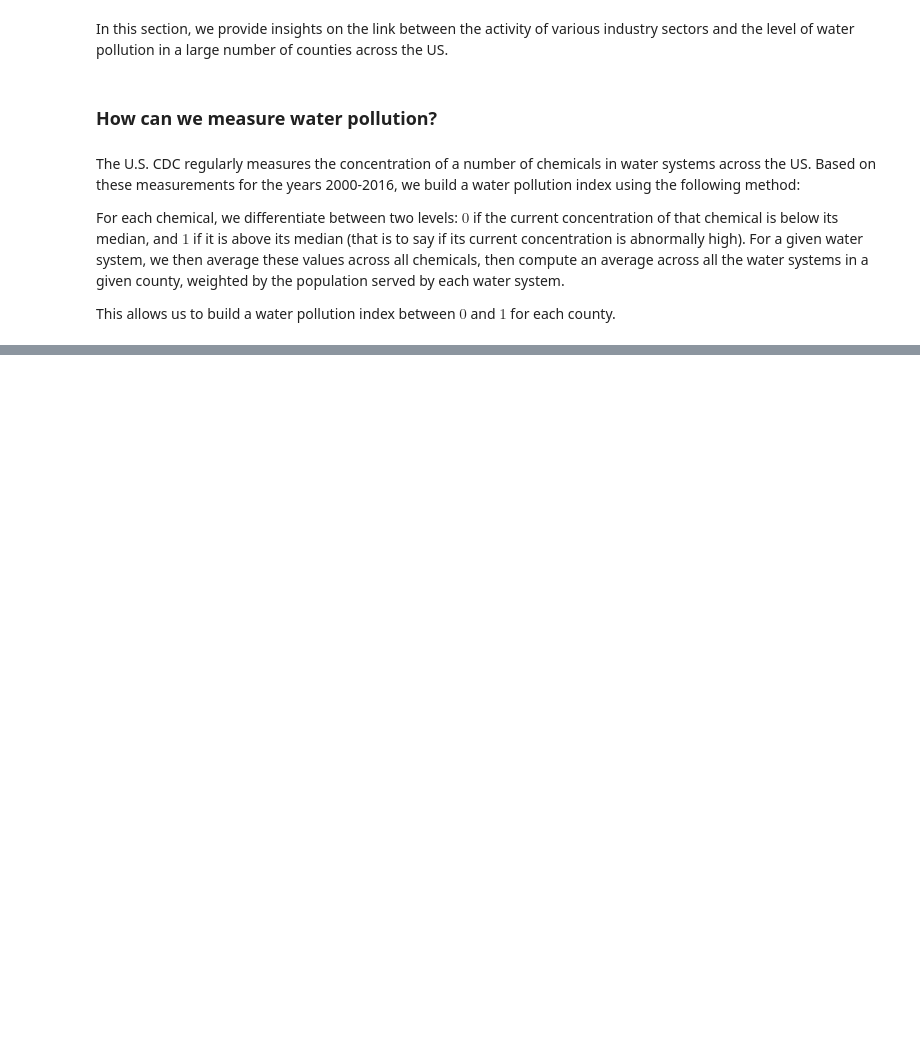
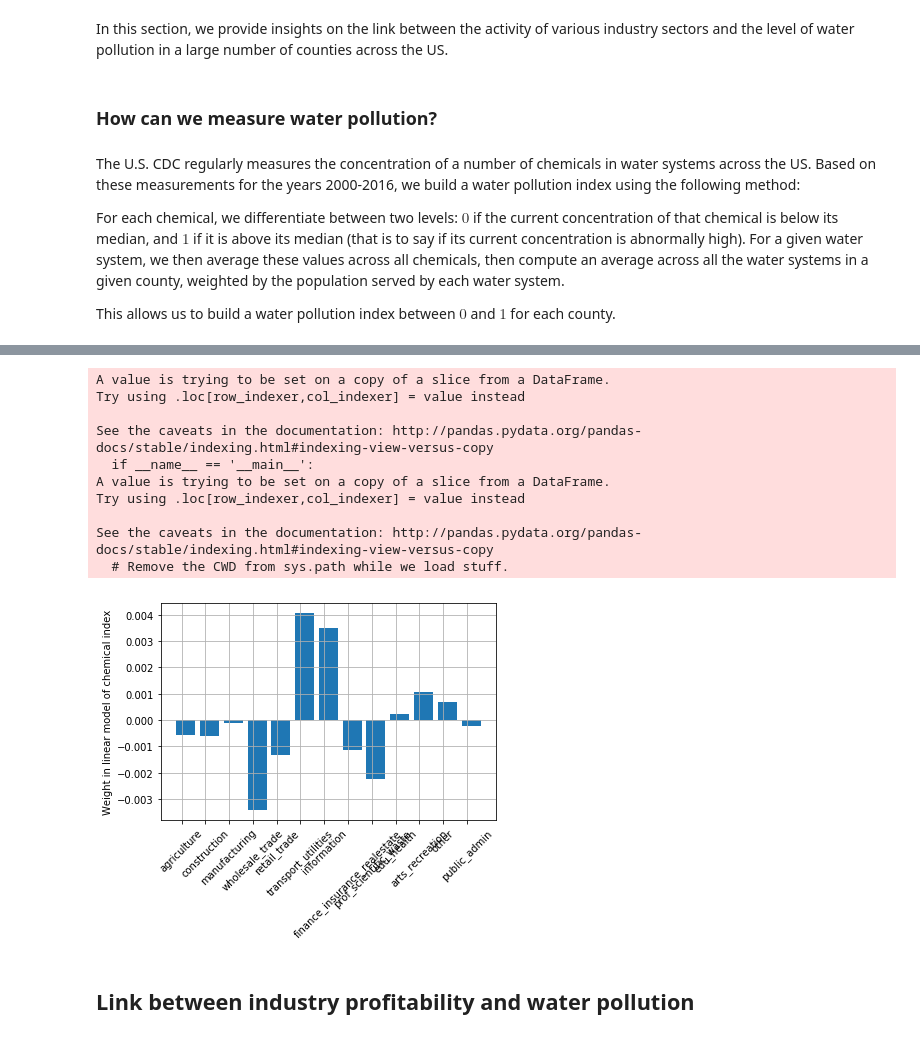
Before and after one commit to Arnaud15/Datathon, a Jupyter notebook: benjamin.ipynb, the cells around one changed output, grey strips where cells are left out. Saved outputs shown, nothing was run; the diff lists cells and outputs as text; code cells hidden in the pictures; blank space fills up the shorter version.

```diff
--- a/benjamin.ipynb
+++ b/benjamin.ipynb
@@ -282,0 +301,46 @@ This allows us to build a water pollution index between $0$ and $1$ for each cou
+# %%
+data_industry_earnings = data_industry_earnings[data_industry_earnings['year'] == 2010]
+data_industry_occupation = data_industry_occupation[data_industry_occupation['year'] == 2010]
+
+data_industry_occupation = data_industry_occupation.set_index(data_industry_occupation['fips'])
+data_industry_earnings = data_industry_earnings.set_index(data_industry_earnings['fips'])
+
+sectors_occupation = ['agriculture', 'construction', 'manufacturing', 'wholesale_trade', 'retail_trade', 'transport_utilities', 'information', 'finance_insurance_realestate', 'prof_scientific_waste', 'edu_health', 'arts_recreation', 'other', 'public_admin']
+industry_occ_pop = data_industry_occupation[sectors_occupation]
+industry_occ_pop['chemicals'] = chemicals_index
+industry_occ_pop['total_employed'] = data_industry_occupation['total_employed']
+industry_occ_pop = industry_occ_pop.dropna()
+
+for col in sectors_occupation:
+    industry_occ_pop[col] = 100. * industry_occ_pop[col]/industry_occ_pop['total_employed']
+
+X = industry_occ_pop[sectors_occupation]
+Y = industry_occ_pop['chemicals']
+
+L = Ridge()
+L.fit(X, Y.values.reshape(-1,1))
+
+ind = np.arange(len(L.coef_.flatten()))
+width = 0.35
+fig, ax = plt.subplots()
+ax.bar(ind+width, L.coef_.flatten())
+ax.set_xticks(ind+width/2.)
+ax.set_xticklabels(sectors_occupation)
+plt.xticks(rotation=45)
+plt.grid()
+plt.ylabel("Weight in linear model of chemical index")
+plt.show()
+# %% [output]
+A value is trying to be set on a copy of a slice from a DataFrame.
+Try using .loc[row_indexer,col_indexer] = value instead
+
+See the caveats in the documentation: http://pandas.pydata.org/pandas-docs/stable/indexing.html#indexing-view-versus-copy
+  if __name__ == '__main__':
+A value is trying to be set on a copy of a slice from a DataFrame.
+Try using .loc[row_indexer,col_indexer] = value instead
+
+See the caveats in the documentation: http://pandas.pydata.org/pandas-docs/stable/indexing.html#indexing-view-versus-copy
+  # Remove the CWD from sys.path while we load stuff.
+[figure, added]
+# %% [markdown]
+## Link between industry profitability and water pollution
```
Also changed, not shown: parts of 20 cells of this notebook.
